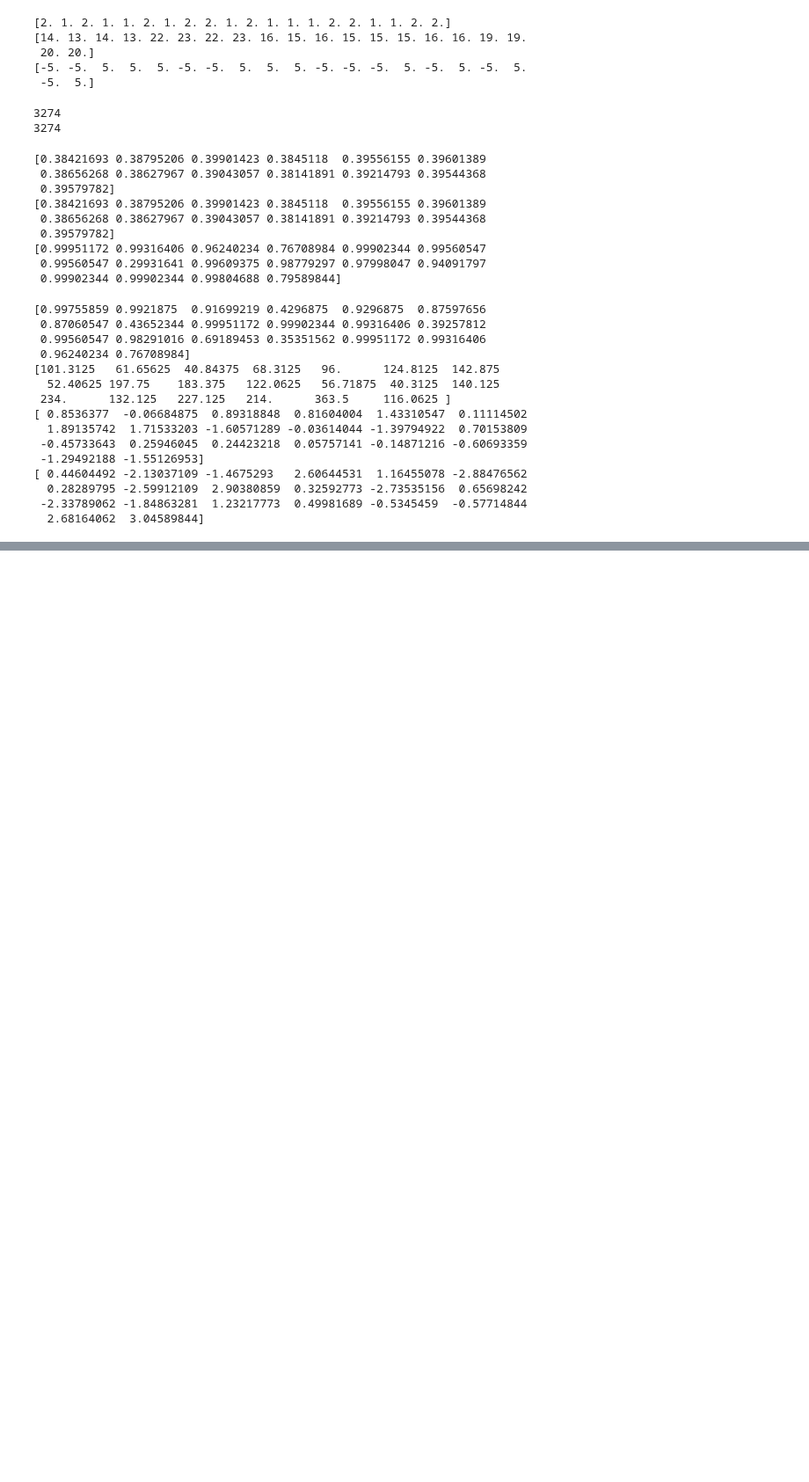
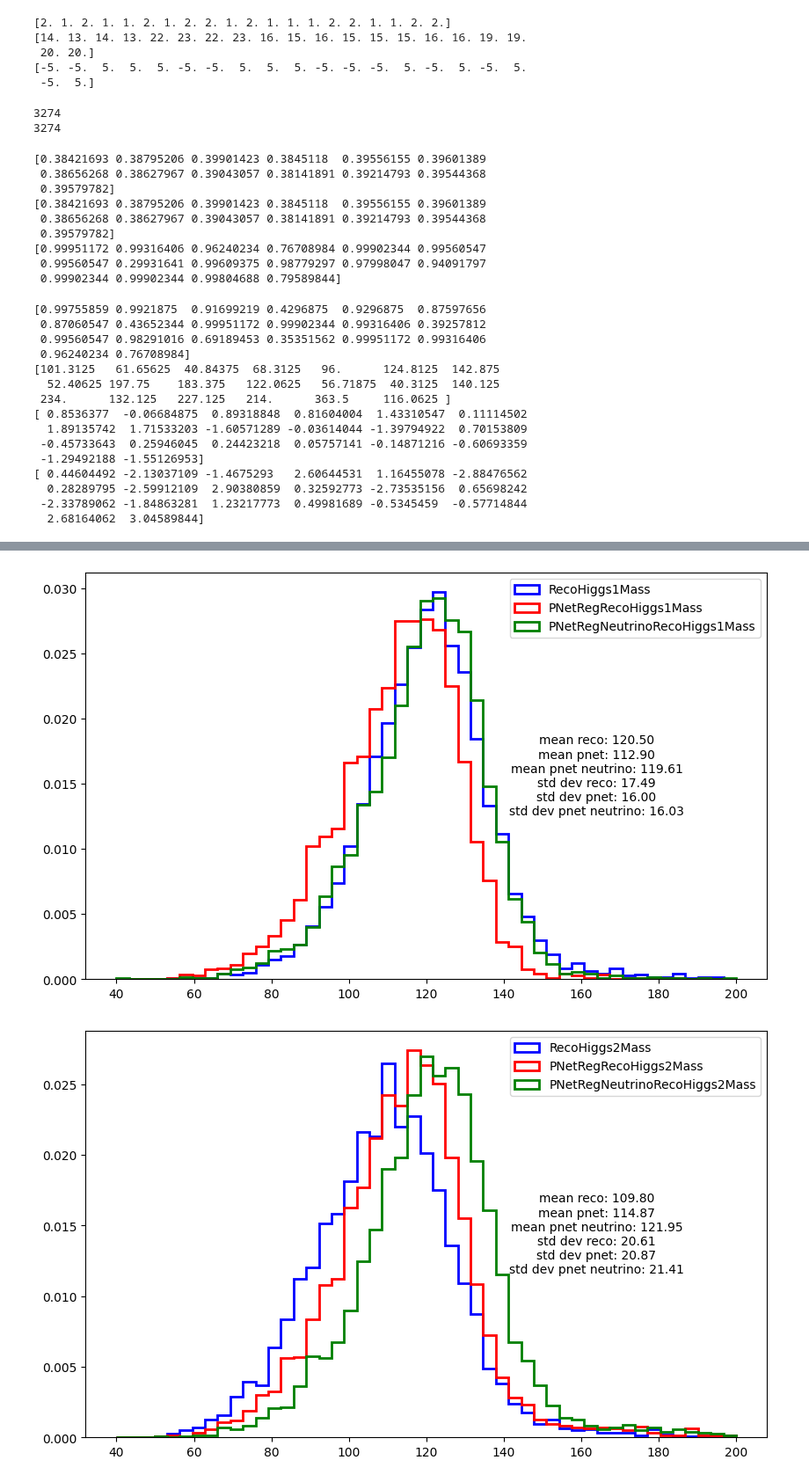
Before and after one commit to PocketCoffea/AnalysisConfigs, a Jupyter notebook: configs/load.ipynb, the cells around one changed output, grey strips where cells are left out. Shown at 88% size. Saved outputs shown, nothing was run; the diff lists cells and outputs as text; code cells hidden in the pictures; blank space fills up the shorter version.

```diff
--- a/configs/load.ipynb
+++ b/configs/load.ipynb
@@ -77,0 +489,7 @@ print(col['JetGoodBtagOrderedMatched_phi'].value[:20])
+# %%
+bins=np.linspace(40, 200, 50)
+plot_histos(bins, higgs1_mass_order, pnet_higgs1_mass_order, pnet_neutrino_higgs1_mass_order, 1)
+plot_histos(bins, higgs2_mass_order, pnet_higgs2_mass_order, pnet_neutrino_higgs2_mass_order, 2)
+# %% [output]
+[figure, added]
+[figure, added]
```
Also changed, not shown: parts of 17 cells of this notebook, 6 other files.
